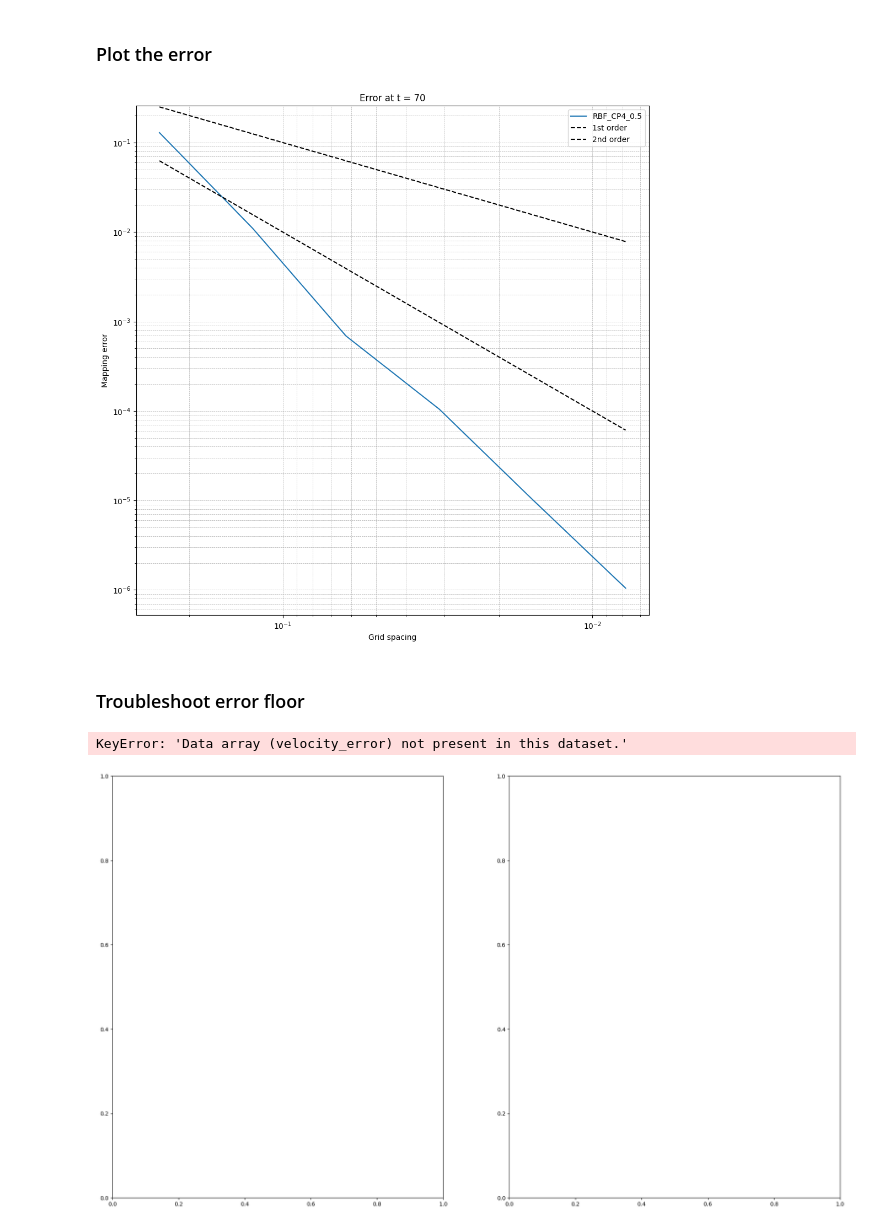
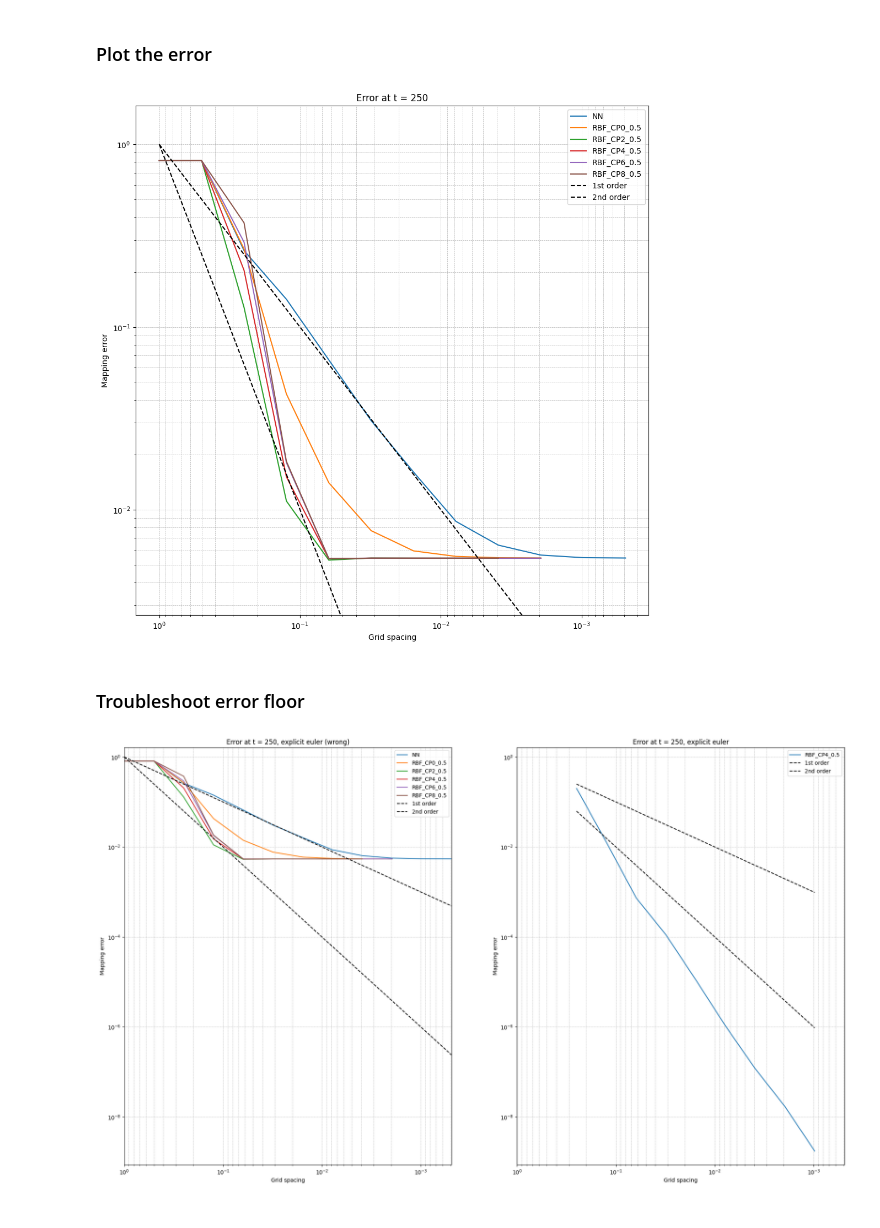
Before and after one commit to r-walloner/Flexible-mesh-particle-coupling-with-preCICE, a Jupyter notebook: deal.II-example-step-68-with-preCICE/postprocressing/mapping_error_over_grid_spacing.ipynb, the cells around one changed output. Drawn from its saved outputs; the diff is of its cells as text; code cells hidden in the pictures.

Commit message:
Revert "Add error computation for particle properties directly in CPP"
This reverts commit 78be173ed2aff4364f975071a0a9d3b3ff8dd6cc.

```diff
--- a/deal.II-example-step-68-with-preCICE/postprocressing/mapping_error_over_grid_spacing.ipynb
+++ b/deal.II-example-step-68-with-preCICE/postprocressing/mapping_error_over_grid_spacing.ipynb
@@ -66,9 +66,9 @@ def load_data(runs_dir: pathlib.Path, timestep: int) -> pd.DataFrame:
             file_name = f"refinement-{parameters["refinement"]}_particles_{timestep:06}.pvtu"
             mesh = pv.read(run_path / "solution" / file_name)
 
-            error = np.linalg.norm(mesh["velocity_error"], axis=1)
+            mesh["error"] = np.linalg.norm(mesh["velocity"] - mesh["analytical_velocity"], axis=1)
 
-            mean_error = error.mean()
+            mean_error = mesh["error"].mean()
 
         except FileNotFoundError:
             mean_error = np.nan
@@ -81,6 +81,6 @@ def load_data(runs_dir: pathlib.Path, timestep: int) -> pd.DataFrame:
     # Convert data dict to pandas DataFrame
     return pd.DataFrame(data).sort_index(axis=0, ascending=False).sort_index(axis=1)
 
-df = load_data(working_dir.parent / "runs" / "euler_explicit", 70)
+df = load_data(working_dir.parent / "runs" / "euler_explicit_wrong", 250)
 df
 # %% [output]
@@ -139,43 +145,42 @@ def plot_error_convergence(data: pd.DataFrame, title: str, reference_lines = Tru
     ax.set_yscale("log")
     ax.set_ylim(data.min().min() / 2, data.max().max() * 2)
 
-plot_error_convergence(df, "Error at t = 70")
+plot_error_convergence(df, "Error at t = 250")
 # %% [output]
-[figure, old version]
+[figure, new version]
 # %% [markdown]
 ### Troubleshoot error floor
 # %%
 fig, ax = plt.subplots(nrows=1, ncols=2, figsize=(24, 14))
 
-timestep = 70
+timestep = 250
 
 euler_explicit_wrong = load_data(working_dir.parent / "runs" / "euler_explicit_wrong", timestep)
 euler_explicit = load_data(working_dir.parent / "runs" / "euler_explicit", timestep)
 
 plot_error_convergence(
     euler_explicit_wrong,
-    title="Error at t = 70, explicit euler (wrong)",
+    title="Error at t = 250, explicit euler (wrong)",
     ax=ax[0],
 )
 plot_error_convergence(
     euler_explicit,
-    title="Error at t = 70, explicit euler",
+    title="Error at t = 250, explicit euler",
     ax=ax[1],
 )
 
 # Calculate global x-axis and y-axis limits across all subplots
 x_min = min(data.index.min() for data in [euler_explicit_wrong, euler_explicit])
 x_max = max(data.index.max() for data in [euler_explicit_wrong, euler_explicit])
 y_min = min(data.min().min() for data in [euler_explicit_wrong, euler_explicit]) / 2
 y_max = max(data.max().max() for data in [euler_explicit_wrong, euler_explicit]) * 2
 
 # Set the same x-axis and y-axis limits for all subplots
 for subplot in ax:
     subplot.set_xlim(x_max, x_min)
     subplot.set_ylim(y_min, y_max)
 # %% [output]
-KeyError: 'Data array (velocity_error) not present in this dataset.'
-[figure, old version]
+[figure, new version]
 # %%
 fig, ax = plt.subplots(nrows=2, ncols=3, figsize=(24, 14))
 
```
Also changed, not shown: parts of 2 cells of this notebook, 1 other file.
